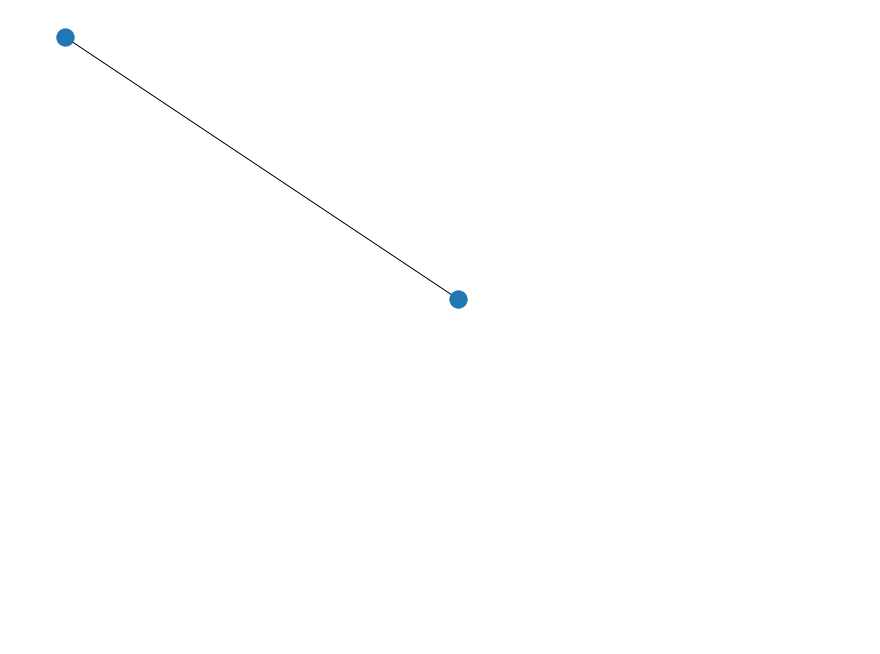
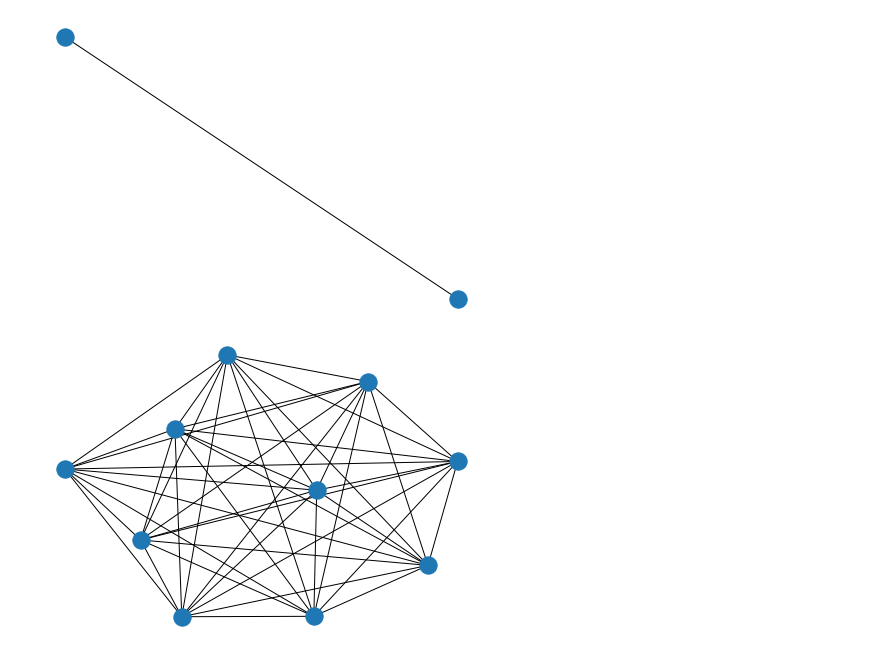
Before and after one commit to kdd-lab/2020_Trevisan, a Jupyter notebook: code/notebook/Pipeline gerarchica.ipynb, the cells around one changed output. Cells and saved outputs as stored; diff of their text form; code cells hidden in the pictures; blank space fills up the shorter version.

```diff
--- a/code/notebook/Pipeline gerarchica.ipynb
+++ b/code/notebook/Pipeline gerarchica.ipynb
@@ -119,3 +132,9 @@ G2 = contract(G1)
 # %% [output]
 [1, 2]
 [figure]
+# %%
+GG = nx.complete_graph(10)
+# %%
+nx.draw(GG)
+# %% [output]
+[figure, added]
```
Also changed, not shown: parts of 6 cells of this notebook.
